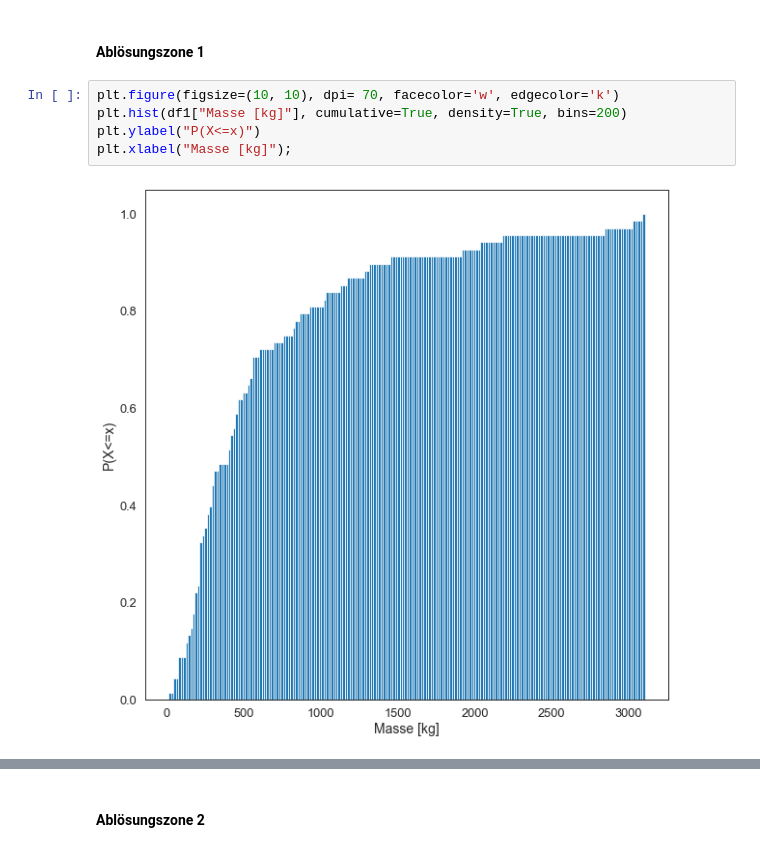
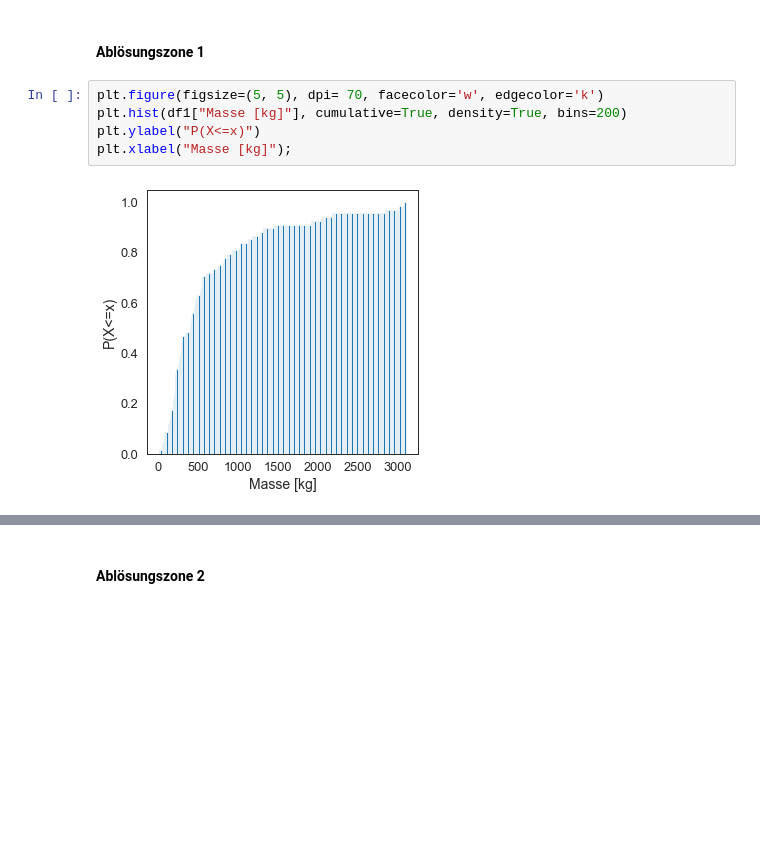
Before and after one commit to 7ben18/FHNW_Steinschlagrisiko, a Jupyter notebook: FHNW_Steinschlagrisiko.ipynb, the cells around one changed output, grey strips where cells are left out. Cells and saved outputs as stored; diff of their text form; blank space fills up the shorter version.

```diff
--- a/FHNW_Steinschlagrisiko.ipynb
+++ b/FHNW_Steinschlagrisiko.ipynb
@@ -507,10 +507,10 @@ print(distribution_time2_param)
 # %% [markdown]
 #### Ablösungszone 1
 # %%
-plt.figure(figsize=(10, 10), dpi= 70, facecolor='w', edgecolor='k')
+plt.figure(figsize=(5, 5), dpi= 70, facecolor='w', edgecolor='k')
 plt.hist(df1["Masse [kg]"], cumulative=True, density=True, bins=200)
 plt.ylabel("P(X<=x)")
 plt.xlabel("Masse [kg]");
 # %% [output]
-[figure, old version]
+[figure, new version]
 # %%
```
Also changed, not shown: parts of 17 cells of this notebook.
